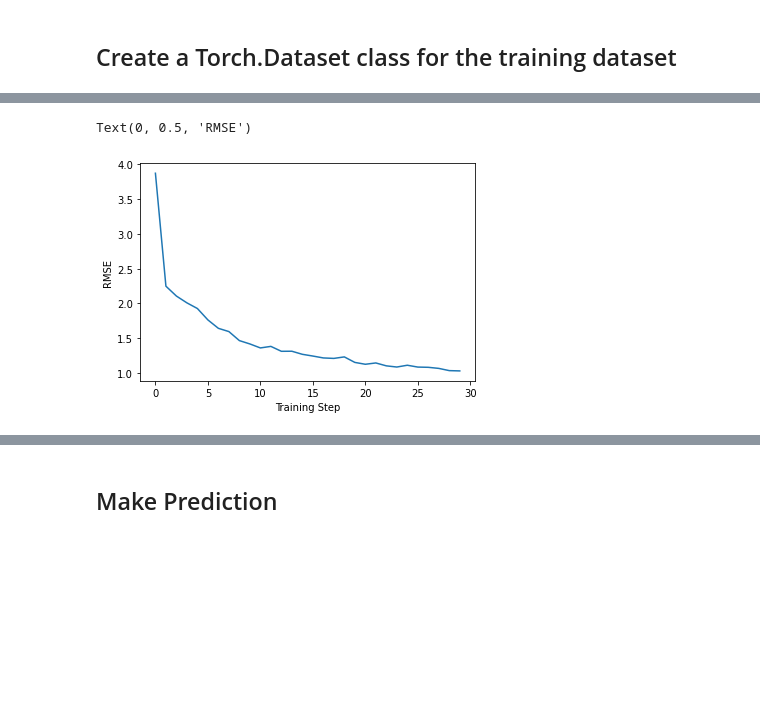
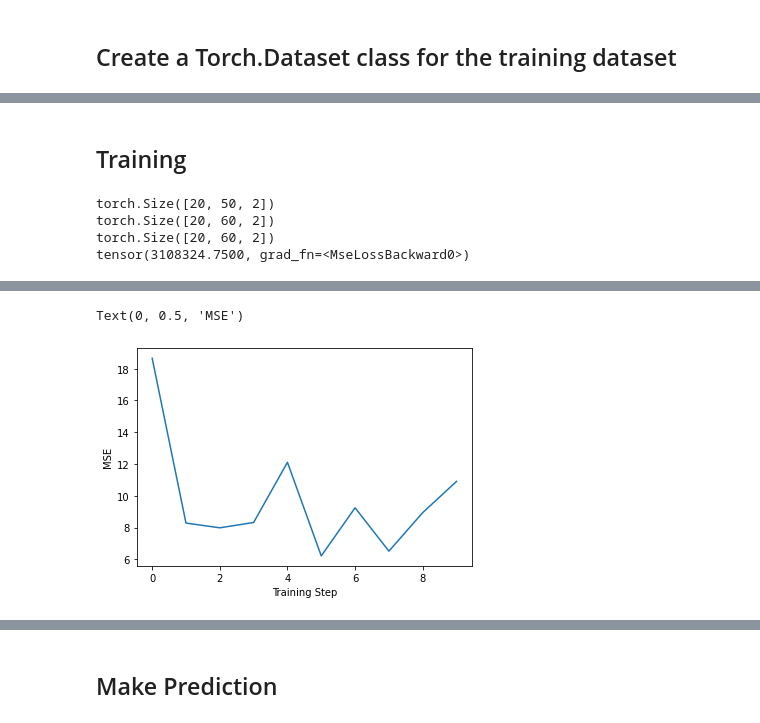
Before and after one commit to Lord-of-Bugs/UCSD-autonomous-vehicle-motion-forecasting-challenge, a Jupyter notebook: kaggle_Zhendong.ipynb, the cells around one changed output, grey strips where cells are left out. Cells and saved outputs as stored; diff of their text form; code cells hidden in the pictures; blank space fills up the shorter version.

```diff
--- a/kaggle_Zhendong.ipynb
+++ b/kaggle_Zhendong.ipynb
@@ -155,8 +177,8 @@ def train_epochs(model, train_loader, loss_func, opt, epochs = 10):
             inp, out = sample_batch
             out = out.float()
             preds = model(inp)
-            #loss = loss_func(preds, out) # MSE
-            loss = torch.sqrt(loss_func(preds, out)) # RMSE
+            loss = loss_func(preds, out) # MSE
+            #loss = torch.sqrt(loss_func(preds, out)) # RMSE
 
             opt.zero_grad()
             loss.backward()
@@ -174,18 +196,18 @@ def val_loss(model, val_loader, loss_func, opt):
         inp, out = sample_batch
         out = out.float()
         preds = model(inp)
-        #loss = loss_func(preds, out) # MSE
-        loss = torch.sqrt(loss_func(preds, out)) # RMSE
+        loss = loss_func(preds, out) # MSE
+        #loss = torch.sqrt(loss_func(preds, out)) # RMSE
 
         val_loss += loss.item()
     print('val loss: {}'.format(val_loss / len(val_dataset)))
 # %%
-def train_city(city, batch_size, epochs):
+def train_city(city, batch_size, epochs, model):
     # data loader
     train_dataset, val_dataset, train_loader, val_loader = get_data_loader(city = city, batch_size = batch_size)
 
     # model, optimizer, loss
-    model_encdoc = EncoderDecoder()
+    model_encdoc = model
     opt = optim.Adam(model_encdoc.parameters(), lr=1e-3)
     loss_func = nn.MSELoss()
 
@@ -195,6 +217,35 @@ def train_city(city, batch_size, epochs):
     # evaluate
     # val_loss(model_encdoc, val_loader, loss_func, opt)
     return model_encdoc, train_losses
+# %% [markdown]
+## Training
+# %%
+# model, optimizer, loss
+mlp = MLP()
+opt = optim.Adam(model_encdoc.parameters(), lr=1e-3)
+loss_func = nn.MSELoss()
+# %%
+for i_batch, sample_batch in enumerate(train_loader):
+    inp, out = sample_batch
+    out = out.float()
+    preds = mlp(inp)
+    print(inp.shape)
+    print(preds.shape)
+    print(out.shape)
+    loss = loss_func(preds, out)
+    print(loss)
+    break
+# %% [output]
+torch.Size([20, 50, 2])
+torch.Size([20, 60, 2])
+torch.Size([20, 60, 2])
+tensor(3108324.7500, grad_fn=<MseLossBackward0>)
 # %%
-model_austin, train_losses = train_city('austin', batch_size = 20, epochs = 30)
+# austin
+model = MLP()
+model_austin, train_losses = train_city('austin', batch_size = 64, epochs = 10, model = model_austin)
+val_loss(model_austin, val_loader, loss_func, opt)
+plt.plot(train_losses)
+plt.xlabel('Training Step')
+plt.ylabel('MSE')
 # %% [output]
@@ -218,7 +263,2 @@ epoch 29 trian loss: 1.0287783414331193
+Text(0, 0.5, 'MSE')
+[figure, added]
-# %%
-plt.plot(train_losses)
-plt.xlabel('Training Step')
-plt.ylabel('RMSE')
-# %% [output]
-Text(0, 0.5, 'RMSE')
-[figure, removed]
```
Also changed, not shown: parts of 17 cells of this notebook, 3 other files.
